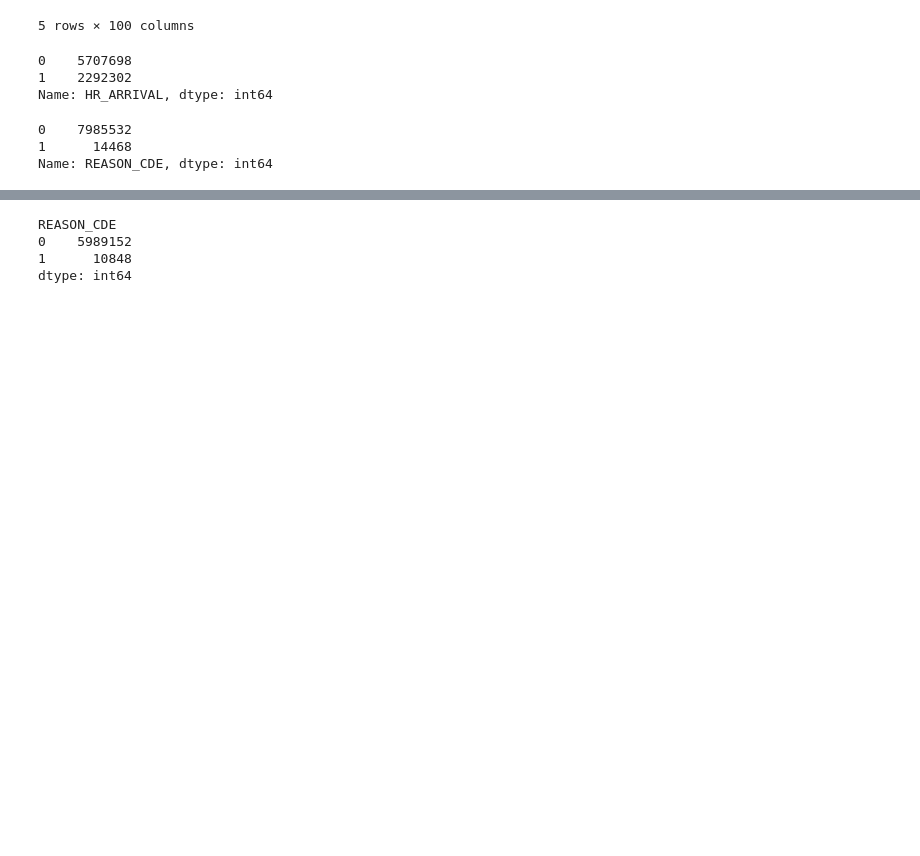
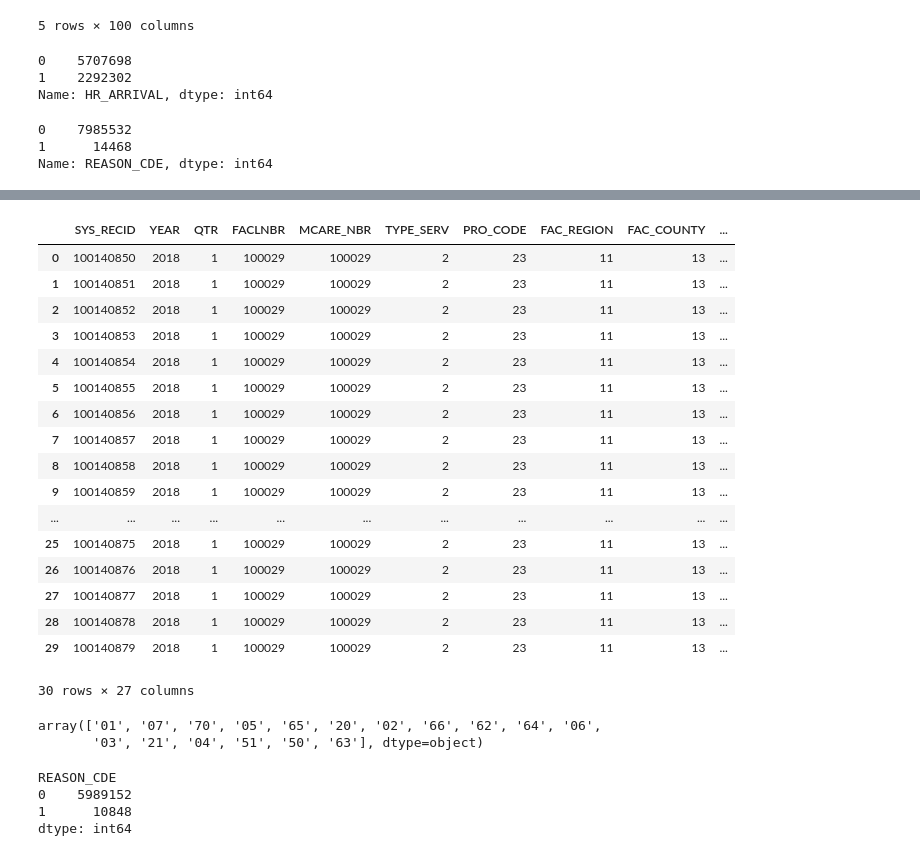
Before and after one commit to echiyembekeza/LambdaDS-Project, a Jupyter notebook: Lambda DS - Opioid Detection.ipynb, the cells around one changed output, grey strips where cells are left out. Drawn from its saved outputs; the diff is of its cells as text; code cells hidden in the pictures; blank space fills up the shorter version.

```diff
--- a/Lambda DS - Opioid Detection.ipynb
+++ b/Lambda DS - Opioid Detection.ipynb
@@ -110,0 +164,13 @@ Name: REASON_CDE, dtype: int64
+# %%
+df['PTCOUNTRY'] = df['PTCOUNTRY'].fillna(99)
+# %%
+df['EVALCODE1'] = df['EVALCODE1'].fillna(99999)
+# %%
+df = df.drop(columns=['SERV_LOC','EVALCODE2','EVALCODE3','EVALCODE4','EVALCODE5','OTHCPT6','OTHCPT7','OTHCPT8',
+             'OTHCPT9','OTHCPT10','OTHCPT11','OTHCPT12','OTHCPT13', 'OTHCPT14','OTHCPT15', 'OTHCPT16', 'OTHCPT17',
+             'OTHCPT18','OTHCPT19', 'OTHCPT20','OTHCPT21', 'OTHCPT22', 'OTHCPT23', 'OTHCPT24','OTHCPT25', 'OTHCPT26',
+             'OTHCPT27', 'OTHCPT28', 'OTHCPT29', 'OTHCPT30','OTHDIAG6','OTHDIAG7',
+             'OTHDIAG8','OTHDIAG9','OTHOPER_PH','OTHOPER__A','PHARMCHGS', 'MEDCHGS', 'LABCHGS',
+             'RADCHGS', 'CARDIOCHGS', 'OPRMCHGS', 'ANESCHGS', 'RECOVCHGS', 'ERCHGS',
+             'TRAUMACHGS', 'OBSERCHGS', 'GASTROCHGS', 'LITHOCHGS', 'OTHCHGS','TCHGS','OPER_PHYID',
+             'OPER_PHYNP','PRINPROC','OTHPROC1','OTHPROC2','OTHPROC3','OTHPROC4'])
@@ -111,3 +242,31 @@ Name: REASON_CDE, dtype: int64
+# %%
+df = df.drop(columns=['OTHCPT1','OTHCPT2','OTHCPT3','OTHCPT4','OTHCPT5','PRINDIAG','OTHDIAG1','OTHDIAG2','OTHDIAG3','OTHDIAG4','OTHDIAG5','ECMORB1','ECMORB2','ECMORB3','ATTEN_PHYI'])
+# %%
+df.head(30)
+# %% [output]
+|  | SYS_RECID | YEAR | QTR | FACLNBR | MCARE_NBR | TYPE_SERV | PRO_CODE | FAC_REGION | FAC_COUNTY | ... |
+| 0 | 100140850 | 2018 | 1 | 100029 | 100029 | 2 | 23 | 11 | 13 | ... |
+| 1 | 100140851 | 2018 | 1 | 100029 | 100029 | 2 | 23 | 11 | 13 | ... |
+| 2 | 100140852 | 2018 | 1 | 100029 | 100029 | 2 | 23 | 11 | 13 | ... |
+| 3 | 100140853 | 2018 | 1 | 100029 | 100029 | 2 | 23 | 11 | 13 | ... |
+| 4 | 100140854 | 2018 | 1 | 100029 | 100029 | 2 | 23 | 11 | 13 | ... |
+| 5 | 100140855 | 2018 | 1 | 100029 | 100029 | 2 | 23 | 11 | 13 | ... |
+| 6 | 100140856 | 2018 | 1 | 100029 | 100029 | 2 | 23 | 11 | 13 | ... |
+| 7 | 100140857 | 2018 | 1 | 100029 | 100029 | 2 | 23 | 11 | 13 | ... |
+| 8 | 100140858 | 2018 | 1 | 100029 | 100029 | 2 | 23 | 11 | 13 | ... |
+| 9 | 100140859 | 2018 | 1 | 100029 | 100029 | 2 | 23 | 11 | 13 | ... |
+| ... | ... | ... | ... | ... | ... | ... | ... | ... | ... | ... |
+| 25 | 100140875 | 2018 | 1 | 100029 | 100029 | 2 | 23 | 11 | 13 | ... |
+| 26 | 100140876 | 2018 | 1 | 100029 | 100029 | 2 | 23 | 11 | 13 | ... |
+| 27 | 100140877 | 2018 | 1 | 100029 | 100029 | 2 | 23 | 11 | 13 | ... |
+| 28 | 100140878 | 2018 | 1 | 100029 | 100029 | 2 | 23 | 11 | 13 | ... |
+| 29 | 100140879 | 2018 | 1 | 100029 | 100029 | 2 | 23 | 11 | 13 | ... |
+30 rows × 27 columns
+# %%
+df['PT_STATUS'].unique()
+# %% [output]
+array(['01', '07', '70', '05', '65', '20', '02', '66', '62', '64', '06',
+       '03', '21', '04', '51', '50', '63'], dtype=object)
 # %%
 def split_target(data, target_name):
        target = data[[target_name]]
```
Also changed, not shown: parts of 10 cells of this notebook.
